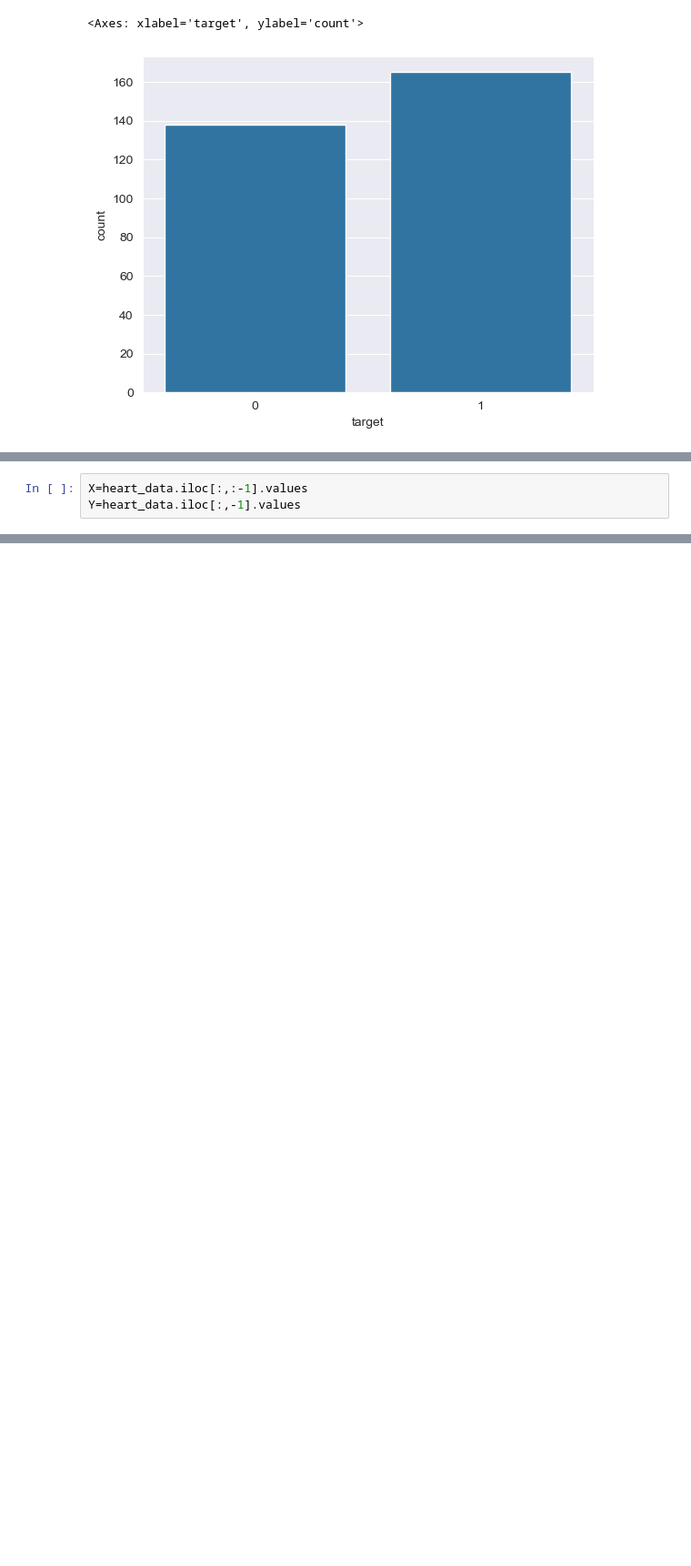
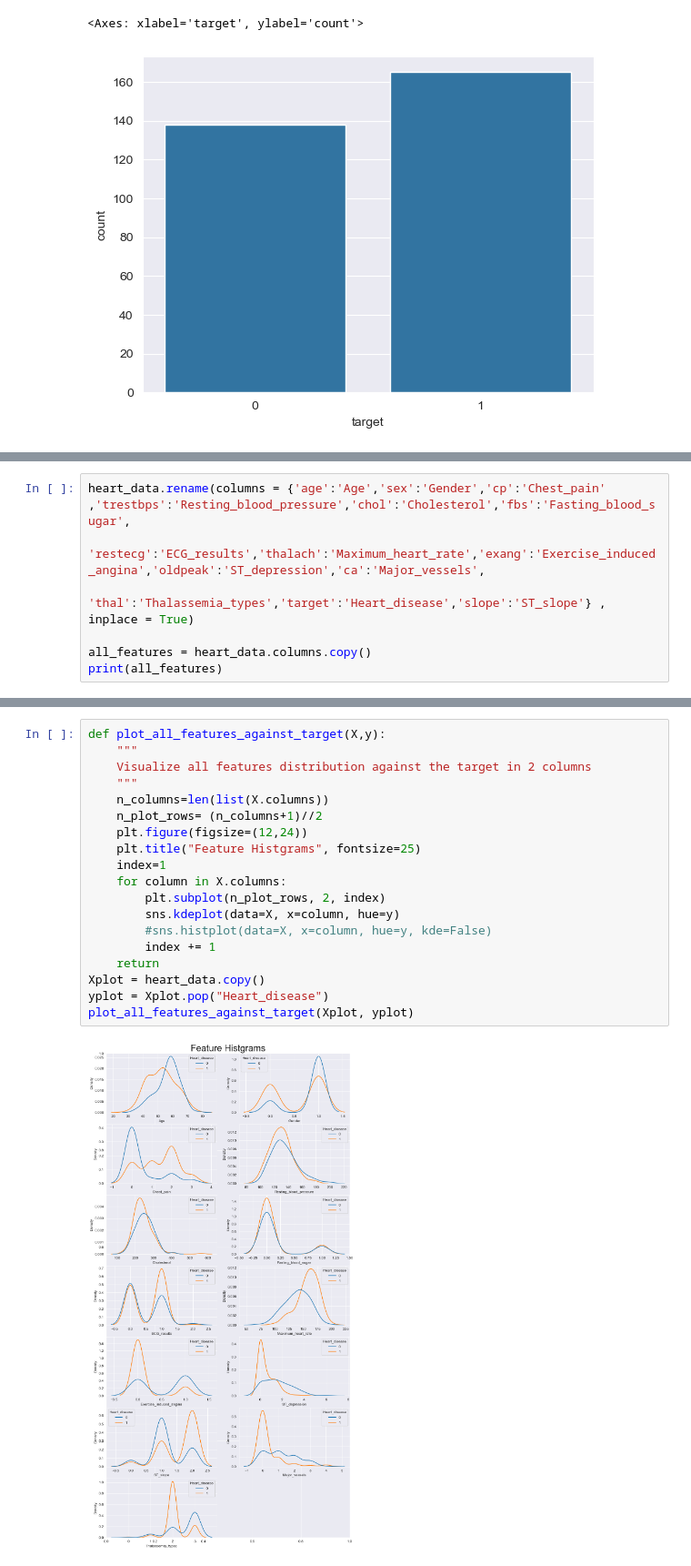
Before and after one commit to ankitsharma208/ASSGNMT_1_CLASSIFICATION, a Jupyter notebook: Dataset_1_HEART_DIS_PRED/Main.ipynb, the cells around one changed output, grey strips where cells are left out. Shown at 91% size. Cells and saved outputs as stored; diff of their text form; blank space fills up the shorter version.

```diff
--- a/Dataset_1_HEART_DIS_PRED/Main.ipynb
+++ b/Dataset_1_HEART_DIS_PRED/Main.ipynb
@@ -79,6 +85,10 @@ heart_data.corr()
 | ca | 0.276326 | 0.118261 | -0.181053 | 0.101389 | 0.070511 | 0.137979 | -0.072042 | -0.213177 | 0.115739 | 0.222682 | -0.080155 | ... |
 | thal | 0.068001 | 0.210041 | -0.161736 | 0.062210 | 0.098803 | -0.032019 | -0.011981 | -0.096439 | 0.206754 | 0.210244 | -0.104764 | ... |
 | target | -0.225439 | -0.280937 | 0.433798 | -0.144931 | -0.085239 | -0.028046 | 0.137230 | 0.421741 | -0.436757 | -0.430696 | 0.345877 | ... |
-# %%
-X=heart_data.iloc[:,:-1].values
-Y=heart_data.iloc[:,-1].values
+# %%
+heart_data.rename(columns = {'age':'Age','sex':'Gender','cp':'Chest_pain' ,'trestbps':'Resting_blood_pressure','chol':'Cholesterol','fbs':'Fasting_blood_sugar',
+                    'restecg':'ECG_results','thalach':'Maximum_heart_rate','exang':'Exercise_induced_angina','oldpeak':'ST_depression','ca':'Major_vessels',
+                   'thal':'Thalassemia_types','target':'Heart_disease','slope':'ST_slope'} , inplace = True)
+
+all_features = heart_data.columns.copy()
+print(all_features)
@@ -84,0 +101,21 @@ Y=heart_data.iloc[:,-1].values
+# %%
+def plot_all_features_against_target(X,y):
+    """
+    Visualize all features distribution against the target in 2 columns
+    """
+    n_columns=len(list(X.columns))
+    n_plot_rows= (n_columns+1)//2
+    plt.figure(figsize=(12,24))
+    plt.title("Feature Histgrams", fontsize=25)
+    index=1
+    for column in X.columns:
+        plt.subplot(n_plot_rows, 2, index)
+        sns.kdeplot(data=X, x=column, hue=y)
+        #sns.histplot(data=X, x=column, hue=y, kde=False)
+        index += 1
+    return
+Xplot = heart_data.copy()
+yplot = Xplot.pop("Heart_disease")
+plot_all_features_against_target(Xplot, yplot)
+# %% [output]
+[figure, added]
```
Also changed, not shown: parts of 35 cells of this notebook, 1 other file.
